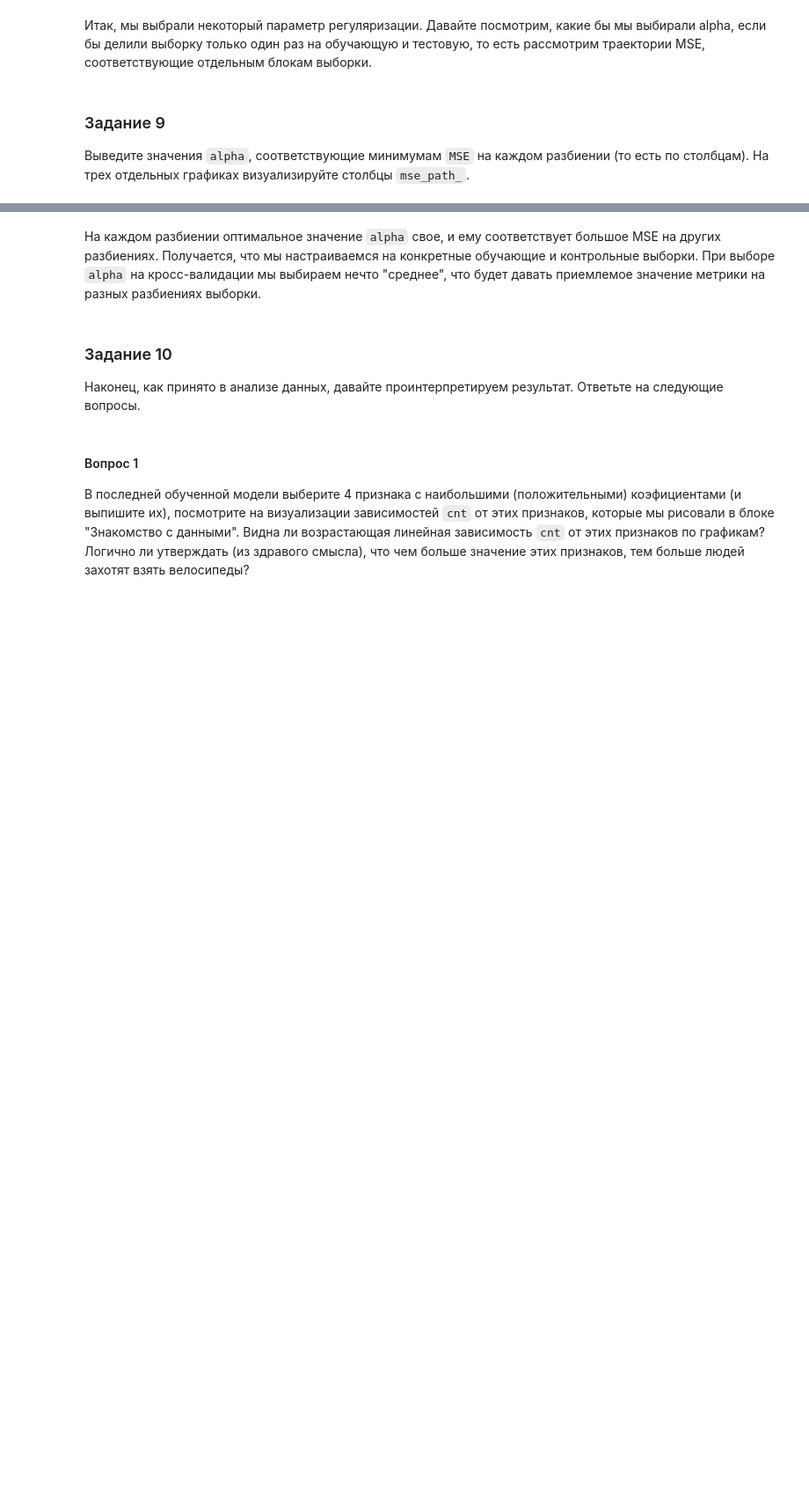
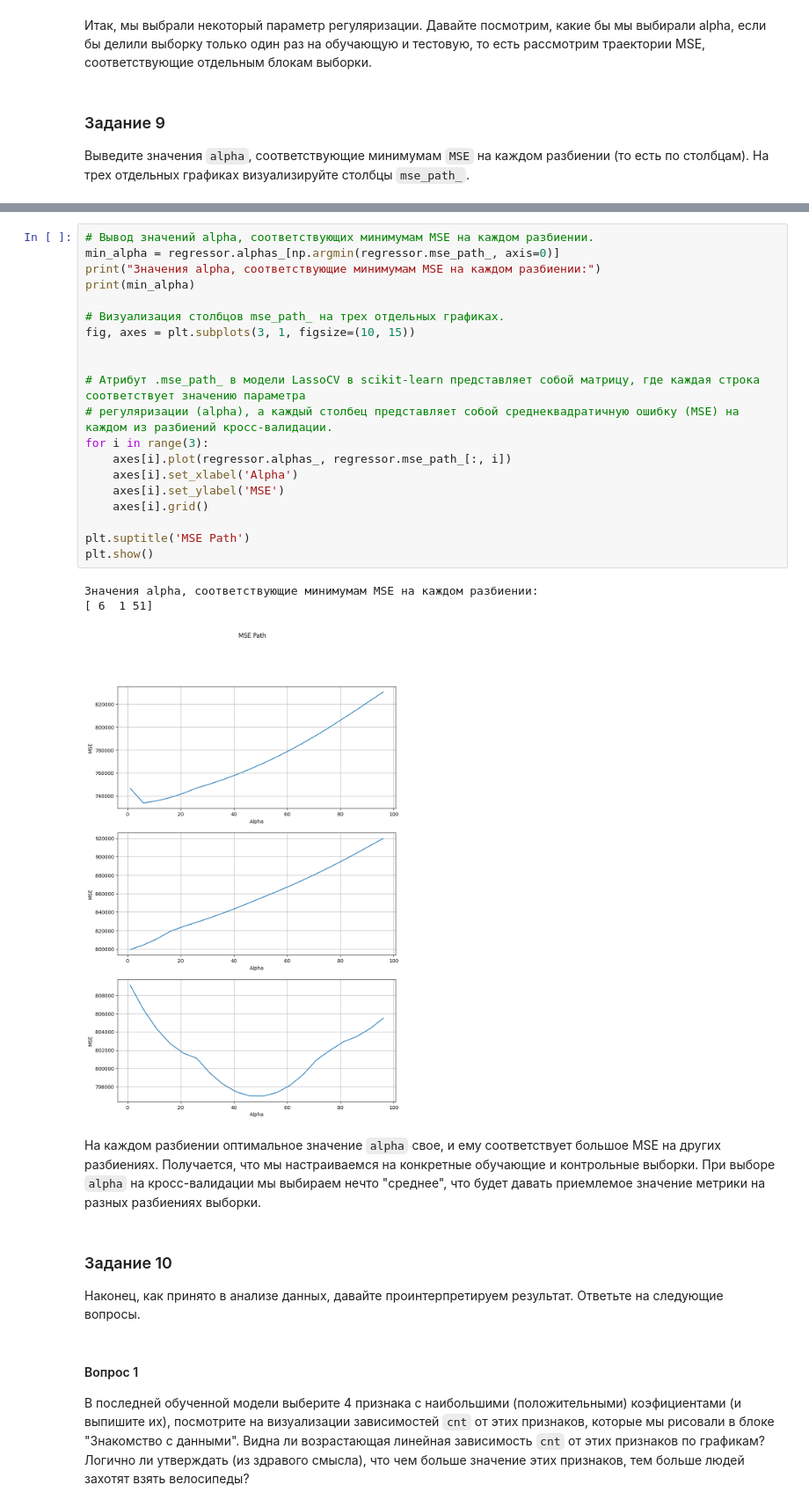
Before and after one commit to evgen-kulik/data_science_hw4, a Jupyter notebook: OverfittingHomeWork.ipynb, the cells around one changed output, grey strips where cells are left out. Shown at 88% size. Saved outputs shown, nothing was run; the diff lists cells and outputs as text; blank space fills up the shorter version.

```diff
--- a/OverfittingHomeWork.ipynb
+++ b/OverfittingHomeWork.ipynb
@@ -457,3 +454,27 @@ Alpha = 1, MSE = 745668.605961
+# %%
+# Вывод значений alpha, соответствующих минимумам MSE на каждом разбиении.
+min_alpha = regressor.alphas_[np.argmin(regressor.mse_path_, axis=0)]
+print("Значения alpha, соответствующие минимумам MSE на каждом разбиении:")
+print(min_alpha)
+
+# Визуализация столбцов mse_path_ на трех отдельных графиках.
+fig, axes = plt.subplots(3, 1, figsize=(10, 15))
+
+
+# Атрибут .mse_path_ в модели LassoCV в scikit-learn представляет собой матрицу, где каждая строка соответствует значению параметра
+# регуляризации (alpha), а каждый столбец представляет собой среднеквадратичную ошибку (MSE) на каждом из разбиений кросс-валидации.
+for i in range(3):
+    axes[i].plot(regressor.alphas_, regressor.mse_path_[:, i])
+    axes[i].set_xlabel('Alpha')
+    axes[i].set_ylabel('MSE')
+    axes[i].grid()
+
+plt.suptitle('MSE Path')
+plt.show()
+# %% [output]
+Значения alpha, соответствующие минимумам MSE на каждом разбиении:
+[ 6  1 51]
+[figure, added]
 # %% [markdown]
 На каждом разбиении оптимальное значение `alpha` свое, и ему соответствует большое MSE на других разбиениях. Получается, что мы настраиваемся на конкретные обучающие и контрольные выборки. При выборе `alpha` на кросс-валидации мы выбираем нечто "среднее", что будет давать приемлемое значение метрики на разных разбиениях выборки.
 # %% [markdown]
```
Also changed, not shown: parts of 20 cells of this notebook.
